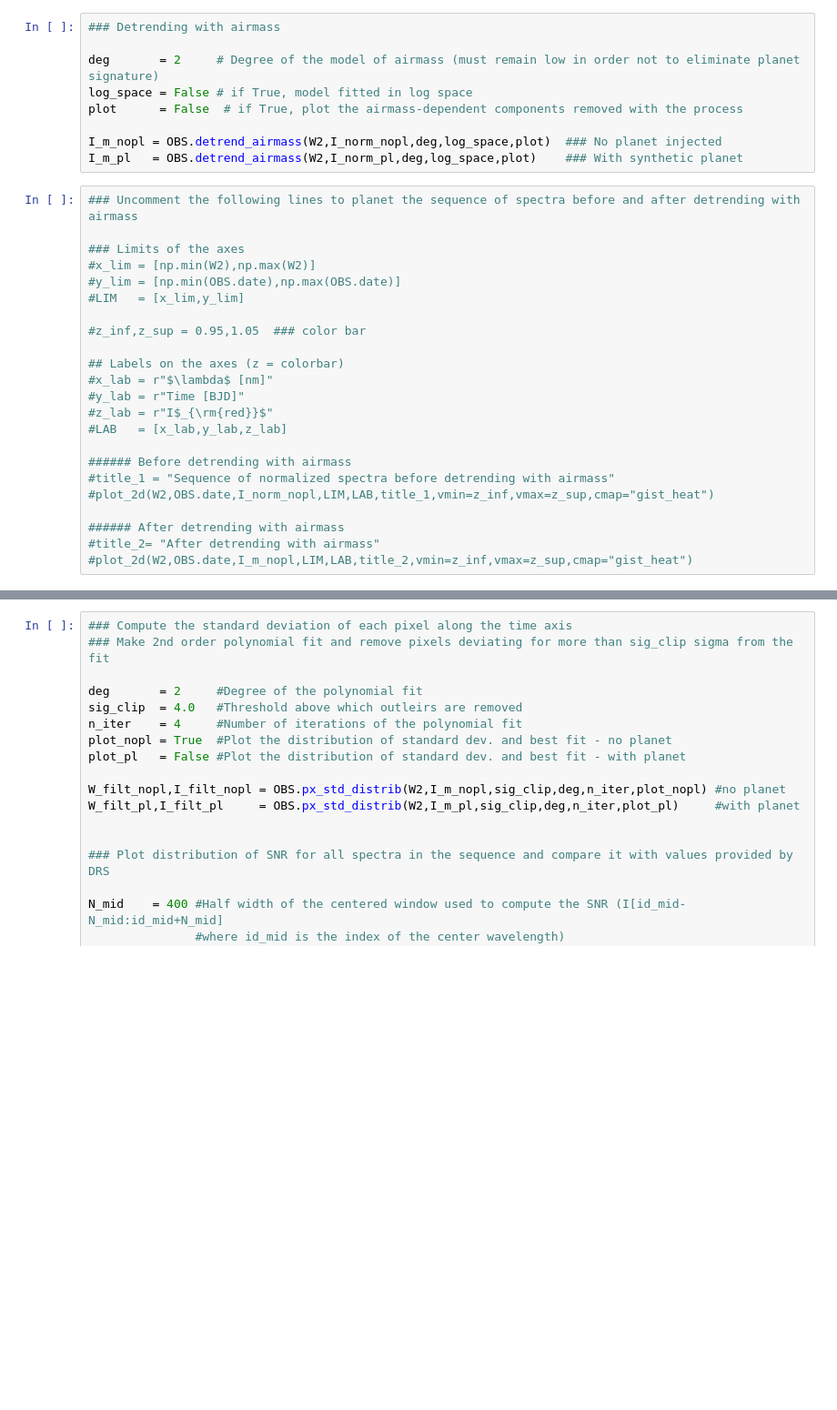
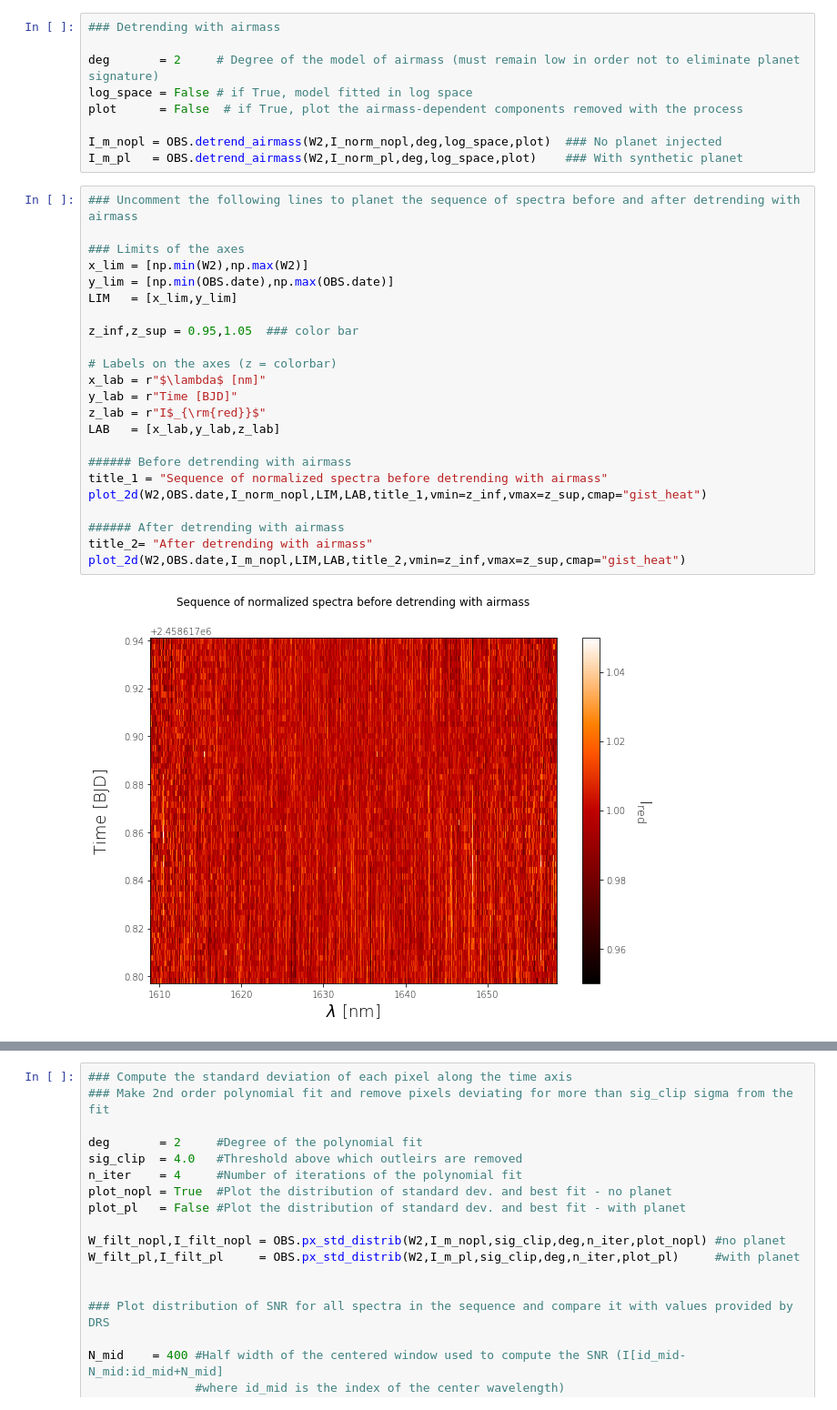
Before and after one commit to baptklein/Transmission-Spectroscopy-with-SPIRou, a Jupyter notebook: Main.ipynb, the cells around one changed output, grey strips where cells are left out. Shown at 91% size. Saved outputs shown, nothing was run; the diff lists cells and outputs as text; blank space fills up the shorter version.

```diff
--- a/Main.ipynb
+++ b/Main.ipynb
@@ -217,23 +218,25 @@ I_m_pl   = OBS.detrend_airmass(W2,I_norm_pl,deg,log_space,plot)    ### With synt
 # %%
 ### Uncomment the following lines to planet the sequence of spectra before and after detrending with airmass
 
 ### Limits of the axes
-#x_lim = [np.min(W2),np.max(W2)]
-#y_lim = [np.min(OBS.date),np.max(OBS.date)]
-#LIM   = [x_lim,y_lim]
+x_lim = [np.min(W2),np.max(W2)]
+y_lim = [np.min(OBS.date),np.max(OBS.date)]
+LIM   = [x_lim,y_lim]
 
-#z_inf,z_sup = 0.95,1.05  ### color bar
+z_inf,z_sup = 0.95,1.05  ### color bar
 
-## Labels on the axes (z = colorbar)
-#x_lab = r"$\lambda$ [nm]"
-#y_lab = r"Time [BJD]"
-#z_lab = r"I$_{\rm{red}}$"
-#LAB   = [x_lab,y_lab,z_lab]
+# Labels on the axes (z = colorbar)
+x_lab = r"$\lambda$ [nm]"
+y_lab = r"Time [BJD]"
+z_lab = r"I$_{\rm{red}}$"
+LAB   = [x_lab,y_lab,z_lab]
 
 ###### Before detrending with airmass
-#title_1 = "Sequence of normalized spectra before detrending with airmass"
-#plot_2d(W2,OBS.date,I_norm_nopl,LIM,LAB,title_1,vmin=z_inf,vmax=z_sup,cmap="gist_heat")
+title_1 = "Sequence of normalized spectra before detrending with airmass"
+plot_2d(W2,OBS.date,I_norm_nopl,LIM,LAB,title_1,vmin=z_inf,vmax=z_sup,cmap="gist_heat")
 
 ###### After detrending with airmass
-#title_2= "After detrending with airmass"
-#plot_2d(W2,OBS.date,I_m_nopl,LIM,LAB,title_2,vmin=z_inf,vmax=z_sup,cmap="gist_heat")
+title_2= "After detrending with airmass"
+plot_2d(W2,OBS.date,I_m_nopl,LIM,LAB,title_2,vmin=z_inf,vmax=z_sup,cmap="gist_heat")
+# %% [output]
+[figure, added]
```
Also changed, not shown: parts of 14 cells of this notebook.
